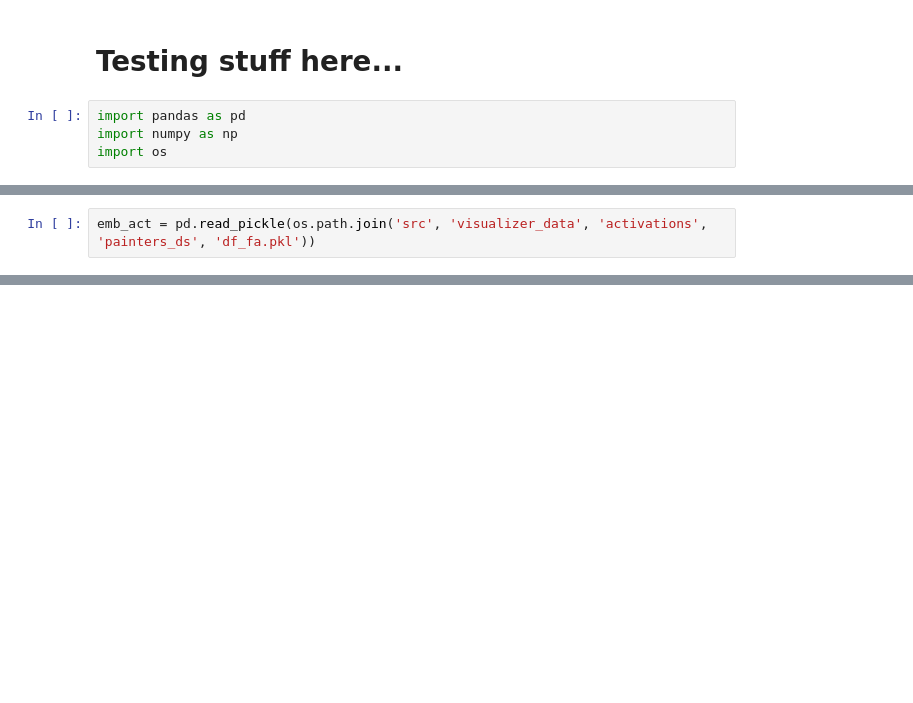
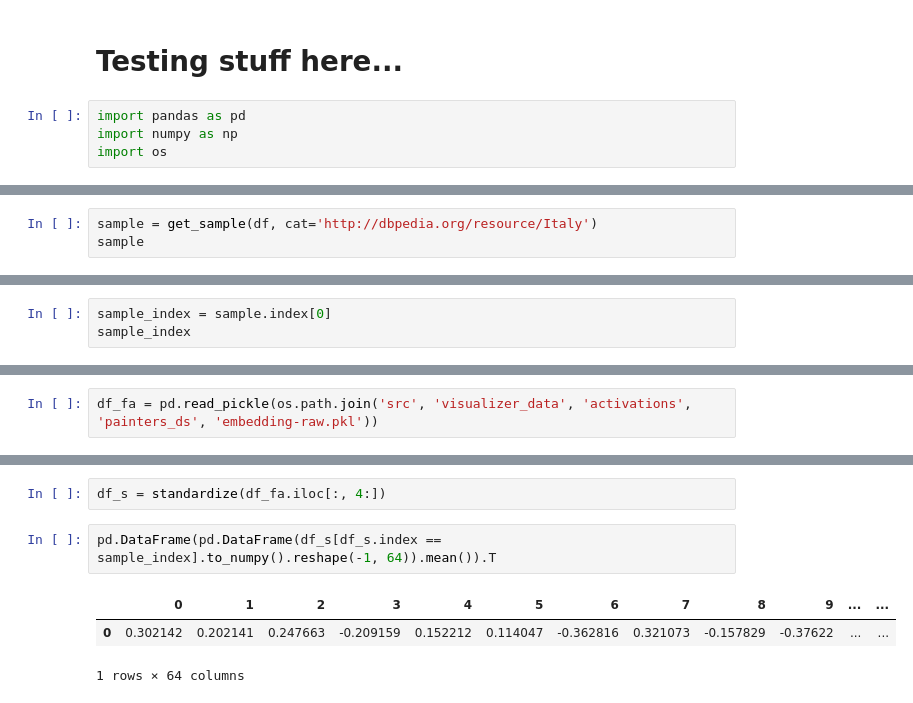
Before and after one commit to MHaurel/nn-concept-interpreter, a Jupyter notebook: visualizer/Test.ipynb, the cells around one changed output, grey strips where cells are left out. Saved outputs shown, nothing was run; the diff lists cells and outputs as text; blank space fills up the shorter version.

```diff
--- a/visualizer/Test.ipynb
+++ b/visualizer/Test.ipynb
@@ -8,0 +48,3 @@ Activations brutes pour la couche d'Embedding. (i.e. flatten pour chaque index)
+# %%
+sample = get_sample(df, cat='http://dbpedia.org/resource/Italy')
+sample
@@ -8,0 +55,3 @@ Activations brutes pour la couche d'Embedding. (i.e. flatten pour chaque index)
+# %%
+sample_index = sample.index[0]
+sample_index
@@ -9,2 +60,2 @@ Activations brutes pour la couche d'Embedding. (i.e. flatten pour chaque index)
 # %%
-emb_act = pd.read_pickle(os.path.join('src', 'visualizer_data', 'activations', 'painters_ds', 'df_fa.pkl'))
+df_fa = pd.read_pickle(os.path.join('src', 'visualizer_data', 'activations', 'painters_ds', 'embedding-raw.pkl'))
@@ -82,0 +62,8 @@ pd.read_pickle(os.path.join('src', 'visualizer_data', 'activations', 'painters_d
+# %%
+df_s = standardize(df_fa.iloc[:, 4:])
+# %%
+pd.DataFrame(pd.DataFrame(df_s[df_s.index == sample_index].to_numpy().reshape(-1, 64)).mean()).T
+# %% [output]
+|  | 0 | 1 | 2 | 3 | 4 | 5 | 6 | 7 | 8 | 9 | ... | ... |
+| 0 | 0.302142 | 0.202141 | 0.247663 | -0.209159 | 0.152212 | 0.114047 | -0.362816 | 0.321073 | -0.157829 | -0.37622 | ... | ... |
+1 rows × 64 columns
```
Also changed, not shown: parts of 23 cells of this notebook, 20 other files.
